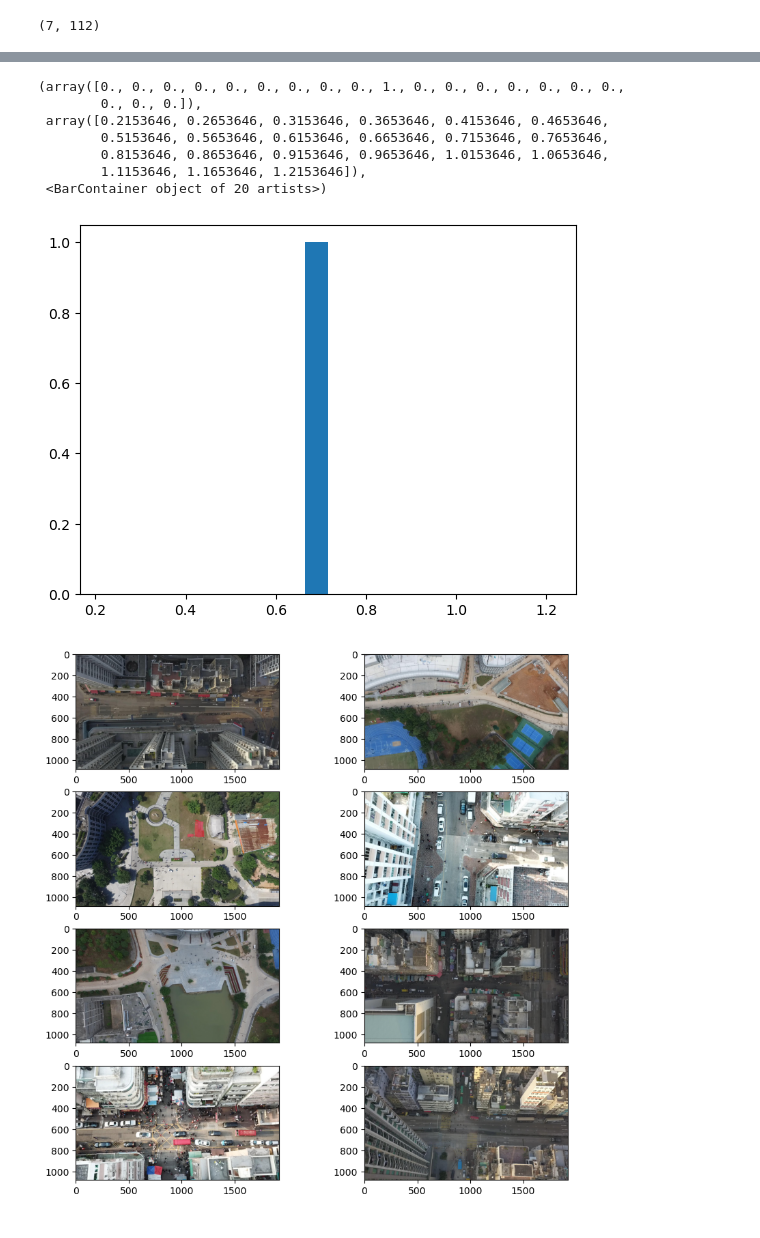
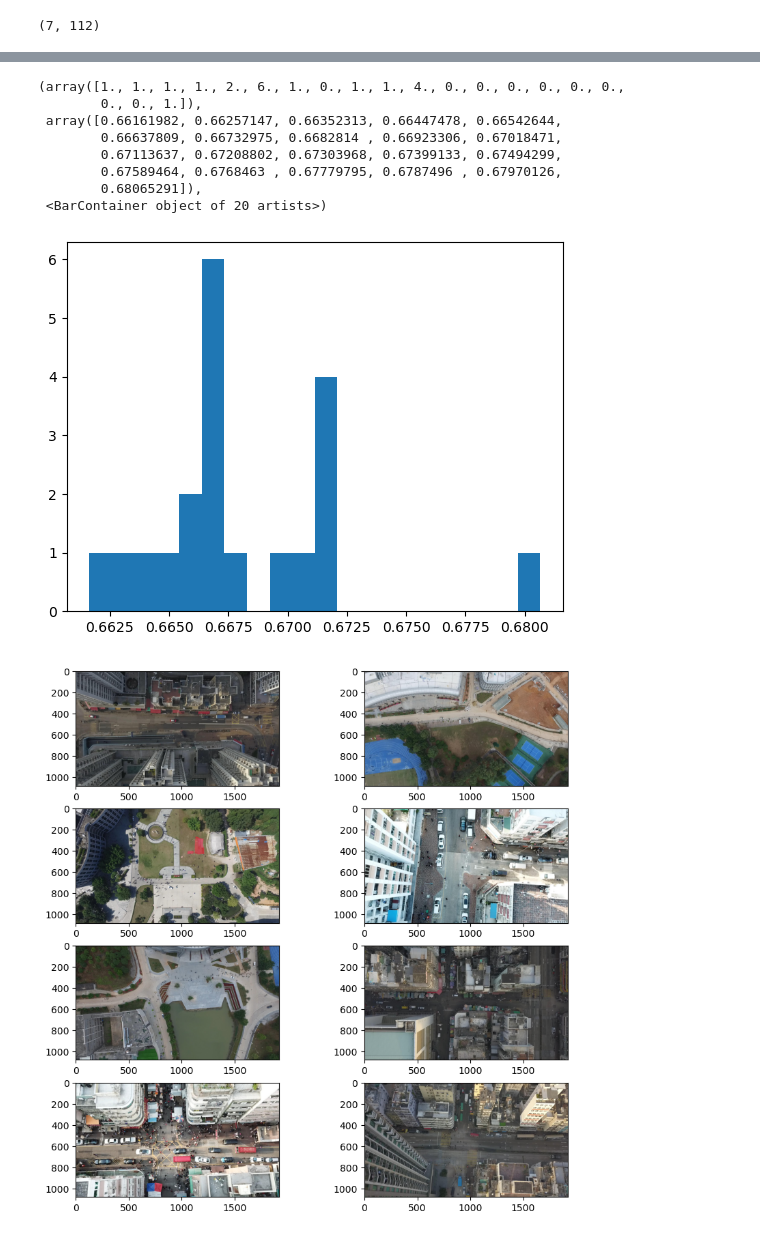
Before and after one commit to Usatoff/datasets_similarity, a Jupyter notebook: secs.ipynb, the cells around one changed output, grey strips where cells are left out. Saved outputs shown, nothing was run; the diff lists cells and outputs as text; code cells hidden in the pictures.

```diff
--- a/secs.ipynb
+++ b/secs.ipynb
@@ -77,6 +78,9 @@ class MyDataset(Dataset):
             image = self.model_transform(image)
             res.append(image.float())
 
+        idxs = np.random.choice(len(res), size=10)
+        res = [res[idx] for idx in idxs]
+
         return torch.stack(res)
 # %%
 my_dataset = MyDataset(images_folder="/Users/alex-usatoff/Downloads/VisDrone2020-CC/sequences")
@@ -181,10 +185,10 @@ embeds_list_similarity(embeds1, embeds2)
 # %%
-def get_similarities(ds1, ds2, subsample_size=100, iters=100):
+def get_similarities(ds1, ds2, subsample_1_size=100, subsample_2_size=100, iters=100):
     similarities_list = []
     for seed in tqdm(range(iters)):
         embeds1, embeds2 = get_embeds_example(
-            ds1, extractor, random_seed=seed, subsample_size=subsample_size), get_embeds_example(
-                ds2, extractor, random_seed=seed**2, subsample_size=subsample_size)
+            ds1, extractor, random_seed=seed, subsample_size=subsample_1_size), get_embeds_example(
+                ds2, extractor, random_seed=seed**2, subsample_size=subsample_2_size)
         similarities_list.append(embeds_list_similarity(embeds1, embeds2))
     return similarities_list
 # %%
@@ -249,5 +291,5 @@ plt.hist(similarities_test_list_1, bins=100, range=[min(similarities_list), max(
 # %%
-similarities_test_list_2 = get_similarities(my_dataset_2, test_dataset, subsample_size=56, iters=1)
+similarities_test_list_2 = get_similarities(my_dataset_2, test_dataset, subsample_1_size=40, subsample_2_size=7, iters=20)
 # %%
 similarities_test_list_2
 # %% [output]
@@ -255,14 +316,15 @@ similarities_test_list_2
 # %%
-plt.hist(similarities_test_list_2, bins=20, range=[min(similarities_list), max(similarities_list)])
+plt.hist(similarities_test_list_2, bins=20, range=[min(similarities_test_list_2), max(similarities_test_list_2)])
 # %% [output]
-(array([0., 0., 0., 0., 0., 0., 0., 0., 0., 1., 0., 0., 0., 0., 0., 0., 0.,
-        0., 0., 0.]),
- array([0.2153646, 0.2653646, 0.3153646, 0.3653646, 0.4153646, 0.4653646,
-        0.5153646, 0.5653646, 0.6153646, 0.6653646, 0.7153646, 0.7653646,
-        0.8153646, 0.8653646, 0.9153646, 0.9653646, 1.0153646, 1.0653646,
-        1.1153646, 1.1653646, 1.2153646]),
+(array([1., 1., 1., 1., 2., 6., 1., 0., 1., 1., 4., 0., 0., 0., 0., 0., 0.,
+        0., 0., 1.]),
+ array([0.66161982, 0.66257147, 0.66352313, 0.66447478, 0.66542644,
+        0.66637809, 0.66732975, 0.6682814 , 0.66923306, 0.67018471,
+        0.67113637, 0.67208802, 0.67303968, 0.67399133, 0.67494299,
+        0.67589464, 0.6768463 , 0.67779795, 0.6787496 , 0.67970126,
+        0.68065291]),
  <BarContainer object of 20 artists>)
-[figure, old version]
+[figure, new version]
 # %%
 def plot_images(dataset, cnt, random_state=42):
     np.random.seed(random_state)
```
Also changed, not shown: parts of 9 cells of this notebook.
